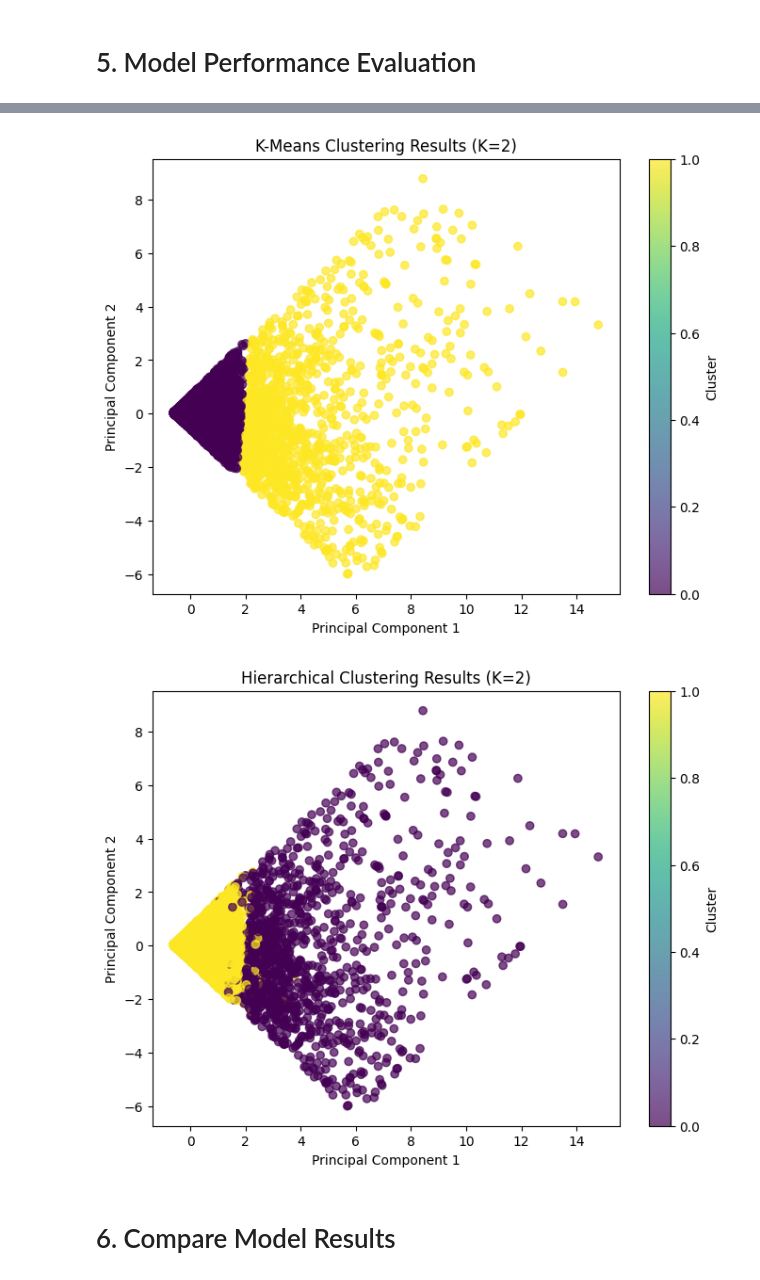
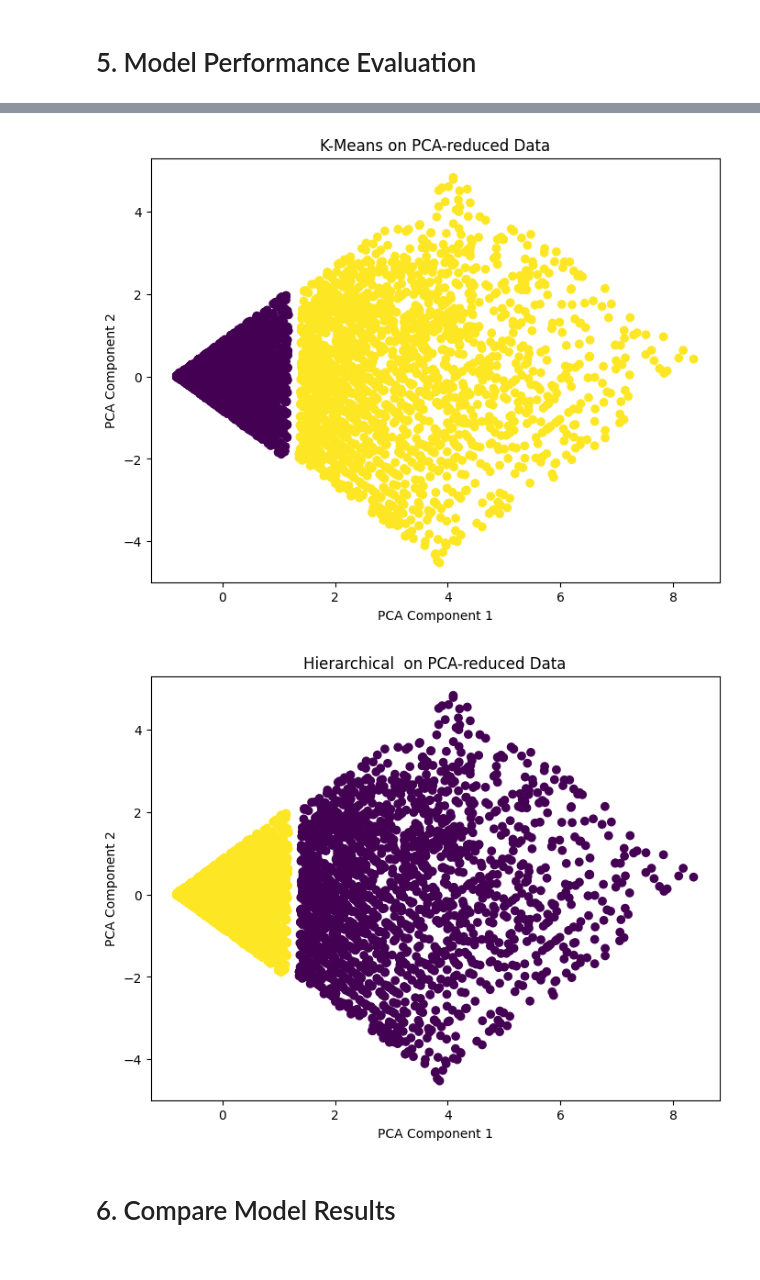
Before and after one commit to JosephJ7/Data-mining-and-machine-learning-project, a Jupyter notebook: bathing_water_quality.ipynb, the cells around one changed output, grey strips where cells are left out. Cells and saved outputs as stored; diff of their text form; code cells hidden in the pictures.

```diff
--- a/bathing_water_quality.ipynb
+++ b/bathing_water_quality.ipynb
@@ -452,7 +458,7 @@ print(f"Optimal number of clusters (k) for Hierarchical Clustering: {best_k_hier
 
 # Train Hierarchical with optimal k
 hierarchical = AgglomerativeClustering(n_clusters=best_k_hierarchical)
-hierarchical.fit(pivot_scaled)
+hierarchical.fit_predict(df_encoded)
 hierarchical_labels = hierarchical.labels_
 # %% [output]
 Optimal number of clusters (k) for Hierarchical Clustering: 2
@@ -469,0 +478,7 @@ plt.show()
+# %%
+pca = PCA(n_components=2)
+pca_data = pca.fit_transform(df_encoded)
+# %%
+kmeans_pca = KMeans(n_clusters=best_k_kmeans, random_state=42)
+kmeans_pca.fit_predict(pca_data)
+kmeans_labels_pca = kmeans_pca.labels_
@@ -470,2 +487,6 @@ plt.show()
+# %%
+hierarchical_pca = AgglomerativeClustering(n_clusters=best_k_hierarchical)
+hierarchical_pca.fit_predict(pca_data)
+hierarchical_labels_pca = hierarchical_pca.labels_
 # %% [markdown]
 # 5. Model Performance Evaluation
@@ -502,23 +556,23 @@ X_pca = pca.fit_transform(pivot_scaled)
 # %%
+# PCA - K-Means
 plt.figure(figsize=(8, 6))
-plt.scatter(X_pca[:, 0], X_pca[:, 1], c=kmeans_labels, cmap='viridis', alpha=0.7)
-plt.title(f'K-Means Clustering Results (K={best_k_kmeans})')
-plt.xlabel('Principal Component 1')
-plt.ylabel('Principal Component 2')
-plt.colorbar(label='Cluster')
+plt.scatter(pca_data[:, 0], pca_data[:, 1], c=kmeans_labels_pca, cmap='viridis')
+plt.title('K-Means on PCA-reduced Data')
+plt.xlabel('PCA Component 1')
+plt.ylabel('PCA Component 2')
 plt.show()
 # %% [output]
-[figure, old version]
+[figure, new version]
 # %%
+# PCA - Hierarchical
 plt.figure(figsize=(8, 6))
-plt.scatter(X_pca[:, 0], X_pca[:, 1], c=hierarchical_labels, cmap='viridis', alpha=0.7)
-plt.title(f'Hierarchical Clustering Results (K={best_k_hierarchical})')
-plt.xlabel('Principal Component 1')
-plt.ylabel('Principal Component 2')
-plt.colorbar(label='Cluster')
+plt.scatter(pca_data[:, 0], pca_data[:, 1], c=hierarchical_labels_pca, cmap='viridis')
+plt.title('Hierarchical  on PCA-reduced Data')
+plt.xlabel('PCA Component 1')
+plt.ylabel('PCA Component 2')
 plt.show()
 # %% [output]
-[figure, old version]
+[figure, new version]
 # %% [markdown]
 # 6. Compare Model Results
 # %%
```
Also changed, not shown: parts of 44 cells of this notebook.
